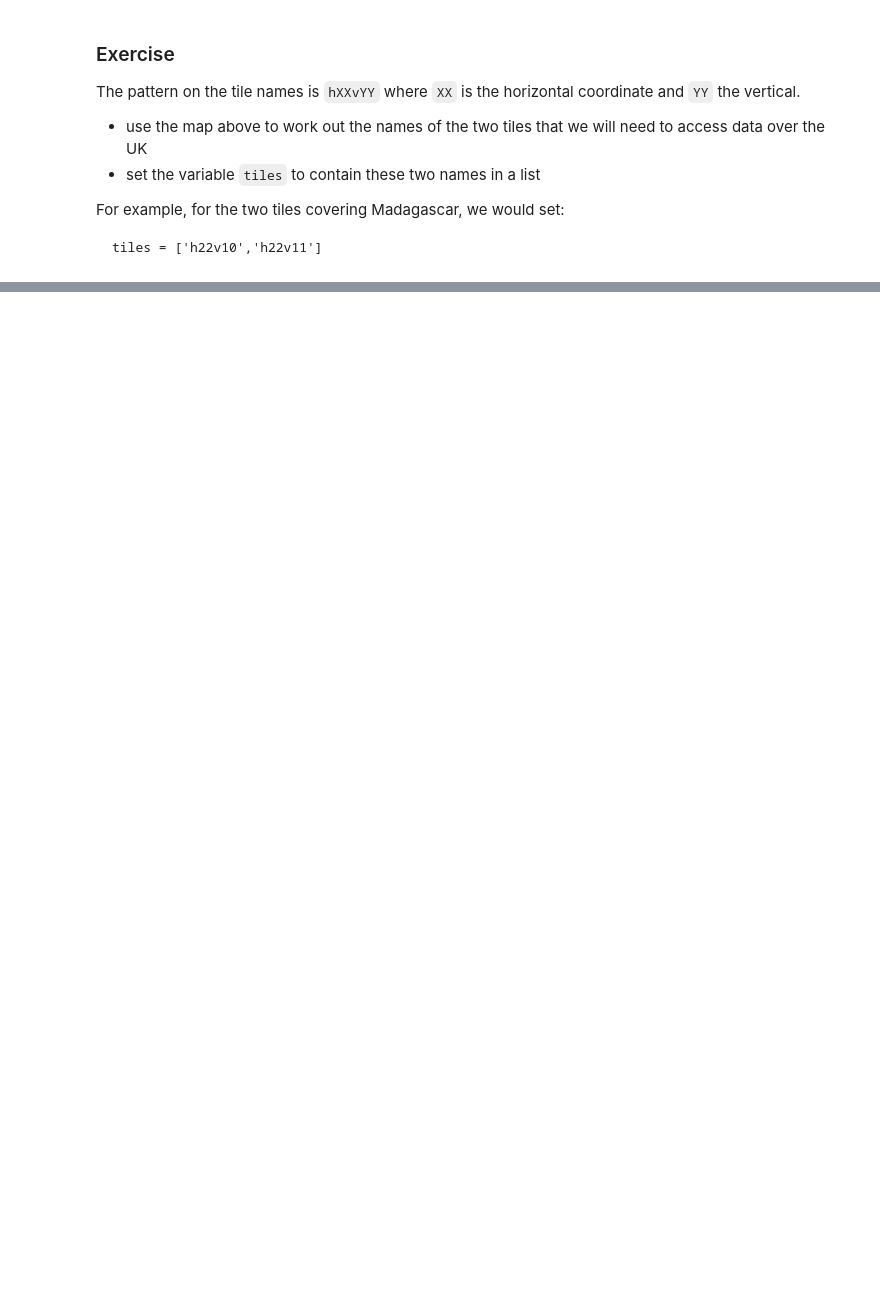
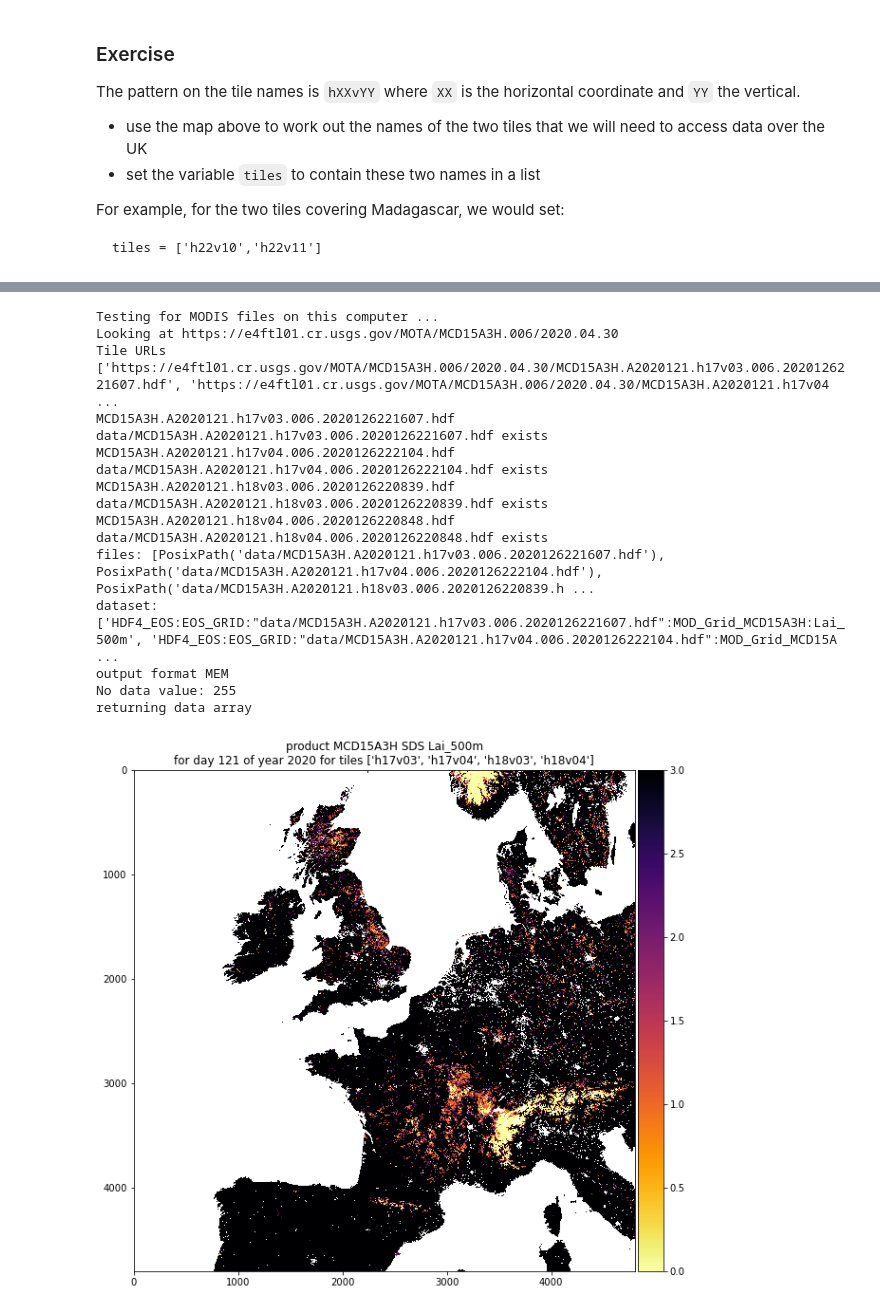
Before and after one commit to UCL-EO/uclgeog_msc_core, a Jupyter notebook: NASA MODIS Earthdata.ipynb, the cells around one changed output, grey strips where cells are left out. Drawn from its saved outputs; the diff is of its cells as text; code cells hidden in the pictures; blank space fills up the shorter version.

```diff
--- a/NASA MODIS Earthdata.ipynb
+++ b/NASA MODIS Earthdata.ipynb
@@ -344,0 +417,53 @@ tiles
+# %%
+from uclgeog_msc.process_timeseries import mosaic_and_clip, visualise
+
+#######################
+# doy = 1 + 4 * 20 here
+#######################
+params = {
+    'tiles'  :    ['h17v03', 'h17v04', 'h18v03', 'h18v04'],
+    'doy'    :    1+4*30,
+    'year'   :    2020,
+    'product':    'MCD15A3H',
+    'layer'  :    'Lai_500m',
+    'grid'   :    'MOD_Grid_MCD15A3H',
+    'verbose':    True
+}
+
+#######################
+# download and interpret
+#######################
+# check to see if it worked
+# and trap errors
+try:
+    lai = mosaic(params)
+    assert lai is not None
+except:
+    print("\nThis hasn't worked")
+else:
+    lai = lai.astype(float)
+    lai[lai>248] = np.nan
+    #######################
+    # call visualise
+    #######################
+    title = 'product {product} SDS {layer}\n'.format(**params) + \
+            'for day {doy} of year {year} for tiles {tiles}'.format(**params)
+    plot=visualise(lai,title=title,vmax=3.0)
+# %% [output]
+Testing for MODIS files on this computer ...
+Looking at https://e4ftl01.cr.usgs.gov/MOTA/MCD15A3H.006/2020.04.30
+Tile URLs ['https://e4ftl01.cr.usgs.gov/MOTA/MCD15A3H.006/2020.04.30/MCD15A3H.A2020121.h17v03.006.2020126221607.hdf', 'https://e4ftl01.cr.usgs.gov/MOTA/MCD15A3H.006/2020.04.30/MCD15A3H.A2020121.h17v04 ...
+MCD15A3H.A2020121.h17v03.006.2020126221607.hdf
+data/MCD15A3H.A2020121.h17v03.006.2020126221607.hdf exists
+MCD15A3H.A2020121.h17v04.006.2020126222104.hdf
+data/MCD15A3H.A2020121.h17v04.006.2020126222104.hdf exists
+MCD15A3H.A2020121.h18v03.006.2020126220839.hdf
+data/MCD15A3H.A2020121.h18v03.006.2020126220839.hdf exists
+MCD15A3H.A2020121.h18v04.006.2020126220848.hdf
+data/MCD15A3H.A2020121.h18v04.006.2020126220848.hdf exists
+files: [PosixPath('data/MCD15A3H.A2020121.h17v03.006.2020126221607.hdf'), PosixPath('data/MCD15A3H.A2020121.h17v04.006.2020126222104.hdf'), PosixPath('data/MCD15A3H.A2020121.h18v03.006.2020126220839.h ...
+dataset: ['HDF4_EOS:EOS_GRID:"data/MCD15A3H.A2020121.h17v03.006.2020126221607.hdf":MOD_Grid_MCD15A3H:Lai_500m', 'HDF4_EOS:EOS_GRID:"data/MCD15A3H.A2020121.h17v04.006.2020126222104.hdf":MOD_Grid_MCD15A ...
+output format MEM
+No data value: 255
+returning data array
+[figure, added]
```
Also changed, not shown: parts of 55 cells of this notebook, 5 other files.
